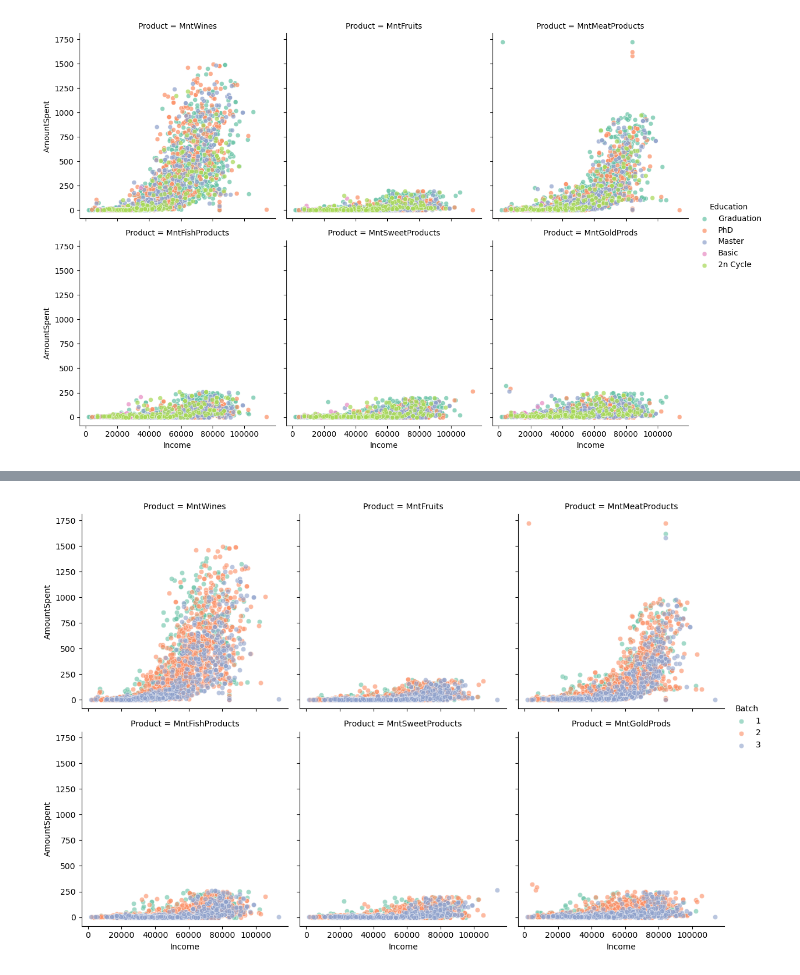
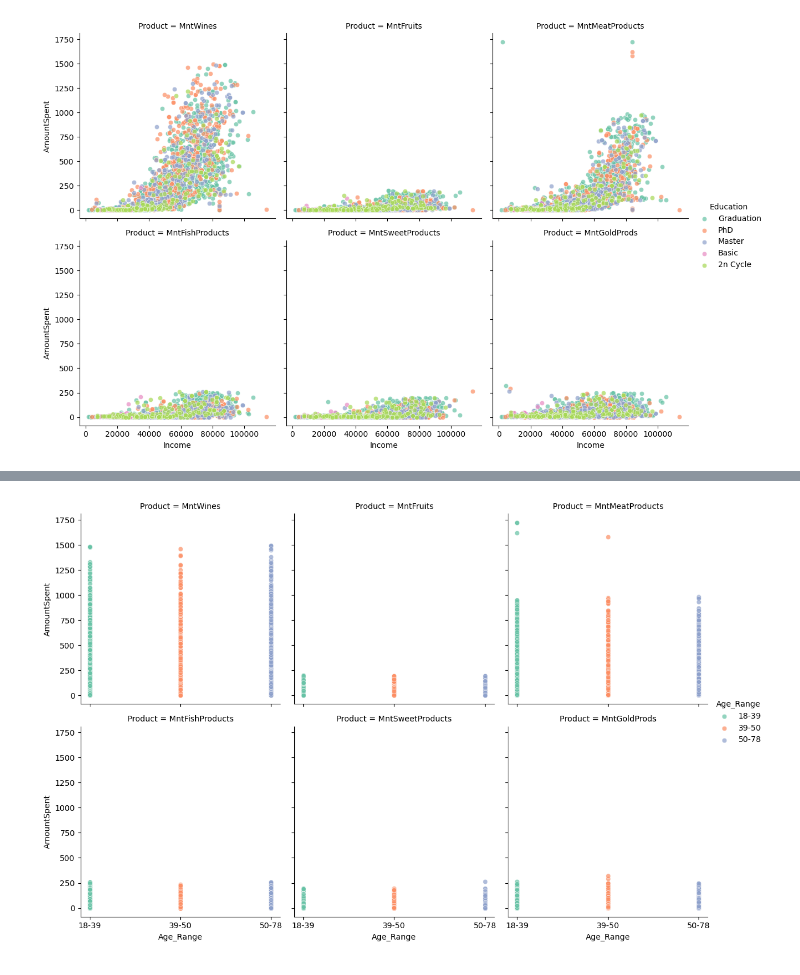
Before and after one commit to bert-bruno/case_miw, a Jupyter notebook: src/eda.ipynb, the cells around one changed output, grey strips where cells are left out. Drawn from its saved outputs; the diff is of its cells as text; code cells hidden in the pictures.

```diff
--- a/src/eda.ipynb
+++ b/src/eda.ipynb
@@ -686,12 +720,13 @@ plt.show() # Show the plot
 # %%
-columns_to_plot = ['MntWines', 'MntFruits', 'MntMeatProducts', 'MntFishProducts', 'MntSweetProducts', 'MntGoldProds'] # List of columns to create scatterplots against 'Income'
-
+# --- Amount Spent per Product Category vs Age Range --- #
+columns_to_plot = ['MntWines', 'MntFruits', 'MntMeatProducts', 'MntFishProducts', 'MntSweetProducts', 'MntGoldProds'] # List of columns to create scatterplots against 'Age_Range'
+# ---
 # Melt the dataframe for easier plotting with Seaborn
-df_melted = dataframe.melt(id_vars=['Income', 'Batch'], value_vars=columns_to_plot,
+df_melted = dataframe.melt(id_vars=['Age_Range'], value_vars=columns_to_plot,
                            var_name='Product', value_name='AmountSpent')
-g = sns.FacetGrid(df_melted, col='Product', hue='Batch', col_wrap=3, height=4, palette='Set2') # Set up the Seaborn FacetGrid
-g.map(sns.scatterplot, 'Income', 'AmountSpent', alpha=0.6) # Map scatterplot to each subplot
+g = sns.FacetGrid(df_melted, col='Product', hue='Age_Range', col_wrap=3, height=4, palette='Set2') # Set up the Seaborn FacetGrid
+g.map(sns.scatterplot, 'Age_Range', 'AmountSpent', alpha=0.7) # Map scatterplot to each subplot
 g.add_legend() # Add legend to the plot
 plt.show() # Show the plot
 # %% [output]
-[figure, old version]
+[figure, new version]
```
Also changed, not shown: parts of 19 cells of this notebook.
